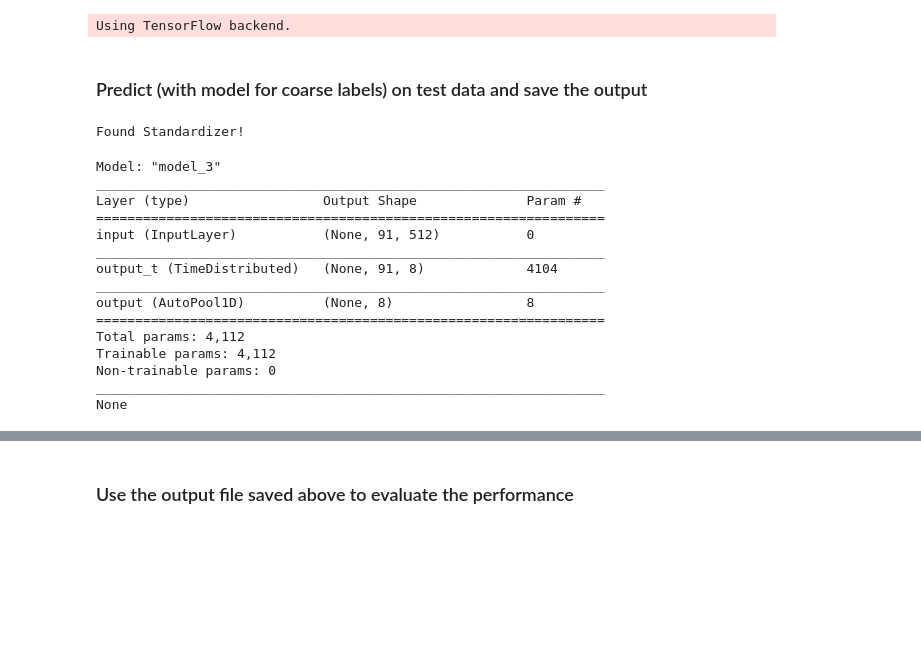
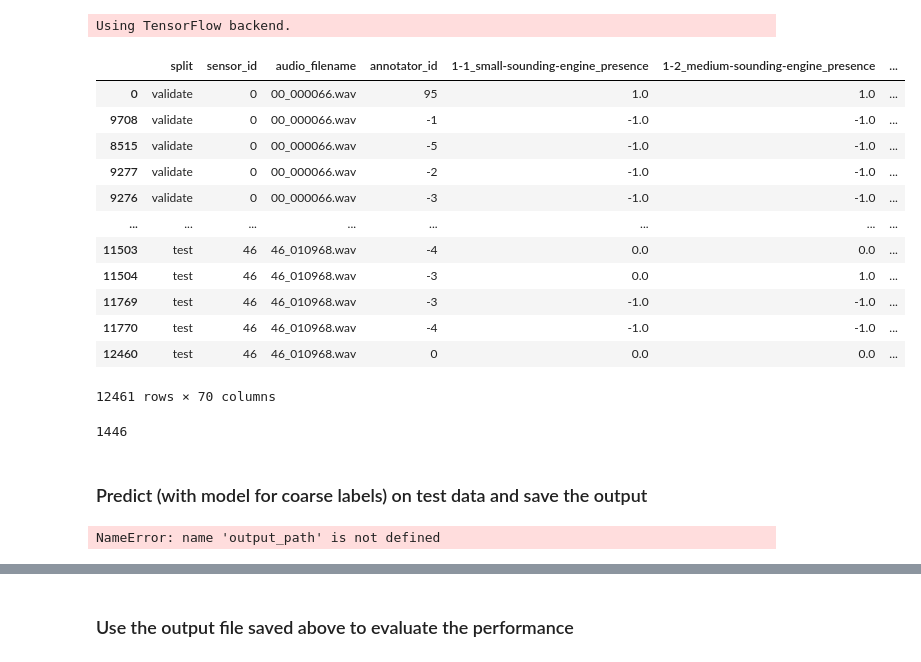
Before and after one commit to ksangeeta2429/l3embedding, a Jupyter notebook: notebooks/evaluate_ust_per_sensor.ipynb, the cells around one changed output, grey strips where cells are left out. Cells and saved outputs as stored; diff of their text form; code cells hidden in the pictures; blank space fills up the shorter version.

```diff
--- a/notebooks/evaluate_ust_per_sensor.ipynb
+++ b/notebooks/evaluate_ust_per_sensor.ipynb
@@ -40,7 +40,7 @@ Using TensorFlow backend.
 #     8: 'dog'
 # }
 
-version = 'v2.2'
+version = 'v0.4'
 SONYC_PATH = '/scratch/work/sonyc/sonyc/ust/annotations'
 META_FOLDER = '/scratch/sk7898/l3embedding/notebooks/data'
 DATA_FOLDER = os.path.join('/scratch/sk7898/l3embedding/notebooks/data', version)
@@ -286,3 +285,19 @@ if split:
     file_list = annotation_data[annotation_data['split'] == split].sort_values('audio_filename')['audio_filename'].unique().tolist()
 else:
     file_list = annotation_data.sort_values('audio_filename')['audio_filename'].unique().tolist()
+# %%
+annotation_data
+# %% [output]
+|  | split | sensor_id | audio_filename | annotator_id | 1-1_small-sounding-engine_presence | 1-2_medium-sounding-engine_presence | ... |
+| 0 | validate | 0 | 00_000066.wav | 95 | 1.0 | 1.0 | ... |
+| 9708 | validate | 0 | 00_000066.wav | -1 | -1.0 | -1.0 | ... |
+| 8515 | validate | 0 | 00_000066.wav | -5 | -1.0 | -1.0 | ... |
+| 9277 | validate | 0 | 00_000066.wav | -2 | -1.0 | -1.0 | ... |
+| 9276 | validate | 0 | 00_000066.wav | -3 | -1.0 | -1.0 | ... |
+| ... | ... | ... | ... | ... | ... | ... | ... |
+| 11503 | test | 46 | 46_010968.wav | -4 | 0.0 | 0.0 | ... |
+| 11504 | test | 46 | 46_010968.wav | -3 | 0.0 | 1.0 | ... |
+| 11769 | test | 46 | 46_010968.wav | -3 | -1.0 | -1.0 | ... |
+| 11770 | test | 46 | 46_010968.wav | -4 | -1.0 | -1.0 | ... |
+| 12460 | test | 46 | 46_010968.wav | 0 | 0.0 | 0.0 | ... |
+12461 rows × 70 columns
@@ -289,6 +385,12 @@ else:
+# %%
+len(targets[targets == 1])
+len(targets[targets != 1])
+# %% [output]
+1446
 # %% [markdown]
 ### Predict (with model for coarse labels) on test data and save the output
 # %%
+label_mode = 'coarse'
 if not os.path.exists(output_path):
     embeddings = load_embeddings(file_list, emb_dir)
 
@@ -319,19 +421,4 @@ if not os.path.exists(output_path):
     pred.tolist()
     write_to_output(pred, output_path, file_list, annotation_data, label_mode, taxonomy)
 # %% [output]
-Found Standardizer!
+NameError: name 'output_path' is not defined
-Model: "model_3"
-_________________________________________________________________
-Layer (type)                 Output Shape              Param #
-=================================================================
-input (InputLayer)           (None, 91, 512)           0
-_________________________________________________________________
-output_t (TimeDistributed)   (None, 91, 8)             4104
-_________________________________________________________________
-output (AutoPool1D)          (None, 8)                 8
-=================================================================
-Total params: 4,112
-Trainable params: 4,112
-Non-trainable params: 0
-_________________________________________________________________
-None
```
Also changed, not shown: parts of 5 cells of this notebook, 23 other files.
